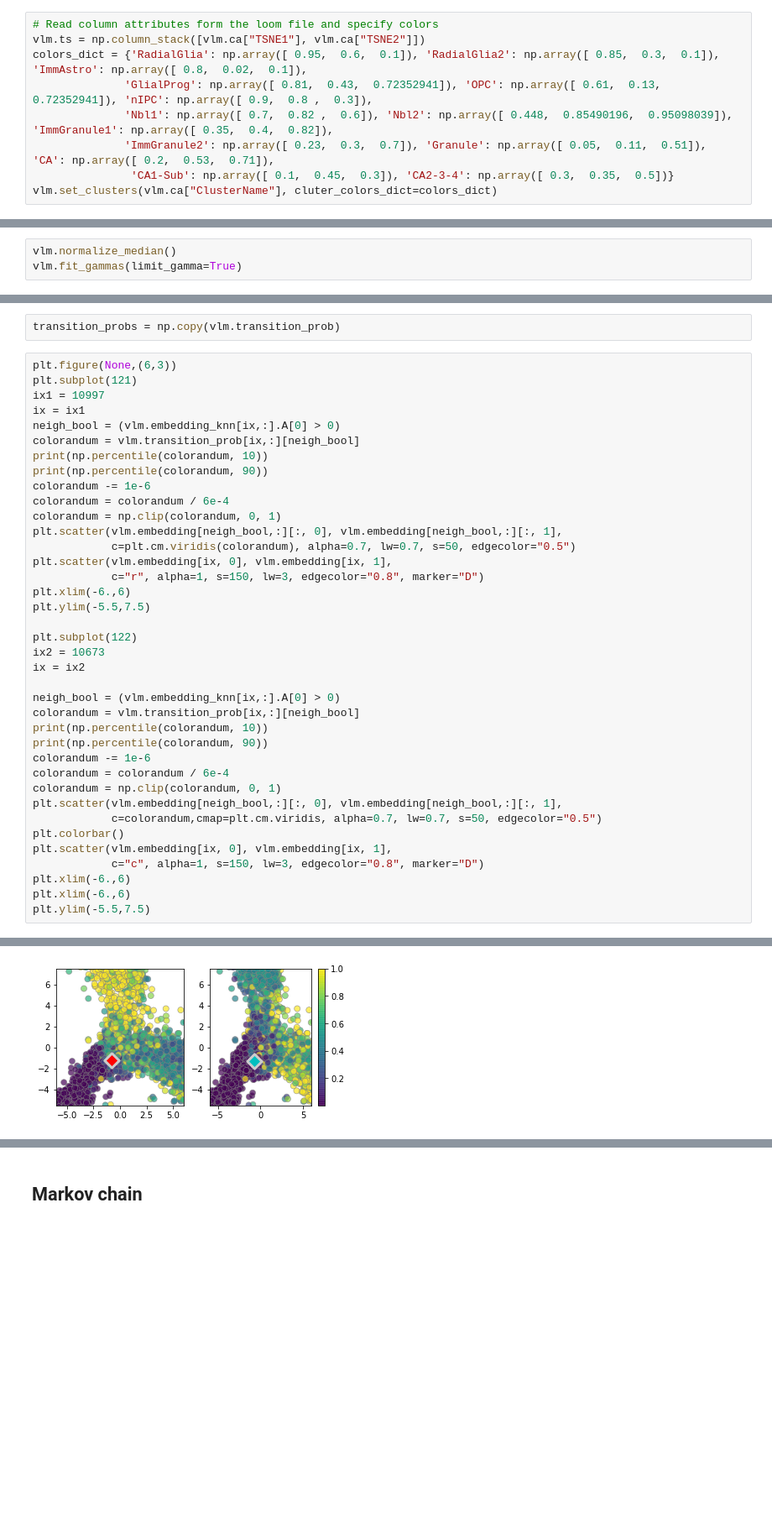
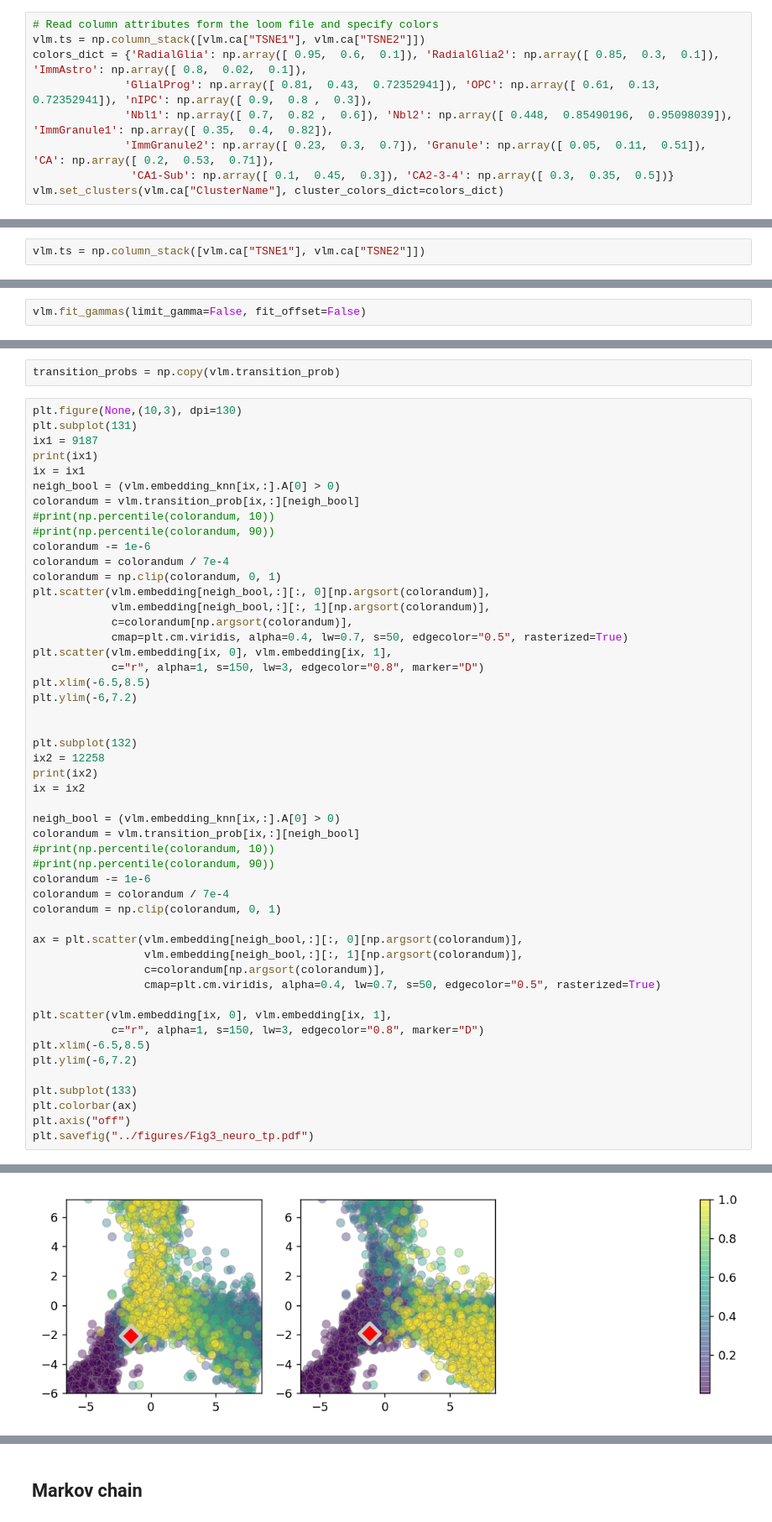
Before and after one commit to velocyto-team/velocyto-notebooks, a Jupyter notebook: python/DentateGyrus.ipynb, the cells around one changed output, grey strips where cells are left out. Shown at 84% size. Cells and saved outputs as stored; diff of their text form; blank space fills up the shorter version.

```diff
--- a/python/DentateGyrus.ipynb
+++ b/python/DentateGyrus.ipynb
@@ -36,7 +62,7 @@ colors_dict = {'RadialGlia': np.array([ 0.95,  0.6,  0.1]), 'RadialGlia2': np.ar
               'Nbl1': np.array([ 0.7,  0.82 ,  0.6]), 'Nbl2': np.array([ 0.448,  0.85490196,  0.95098039]),  'ImmGranule1': np.array([ 0.35,  0.4,  0.82]),
               'ImmGranule2': np.array([ 0.23,  0.3,  0.7]), 'Granule': np.array([ 0.05,  0.11,  0.51]), 'CA': np.array([ 0.2,  0.53,  0.71]),
                'CA1-Sub': np.array([ 0.1,  0.45,  0.3]), 'CA2-3-4': np.array([ 0.3,  0.35,  0.5])}
-vlm.set_clusters(vlm.ca["ClusterName"], cluter_colors_dict=colors_dict)
+vlm.set_clusters(vlm.ca["ClusterName"], cluster_colors_dict=colors_dict)
 # %%
 # Plot TSNE
 plt.figure(figsize=(10,10))
@@ -61,3 +87,5 @@ vlm.normalize("U", size=True,  log=False)
+# %%
+vlm.ts = np.column_stack([vlm.ca["TSNE1"], vlm.ca["TSNE2"]])
 # %%
 vlm.score_detection_levels(min_expr_counts=40, min_cells_express=30)
 vlm.filter_genes(by_detection_levels=True)
@@ -111,3 +144,2 @@ vlm.knn_imputation(n_pca_dims=n_comps, k=k, balanced=True, b_sight=k*8, b_maxl=k
 # %%
-vlm.normalize_median()
-vlm.fit_gammas(limit_gamma=True)
+vlm.fit_gammas(limit_gamma=False, fit_offset=False)
@@ -280,41 +378,53 @@ plt.ylim(-20.5,-14)
 # %%
 transition_probs = np.copy(vlm.transition_prob)
 # %%
-plt.figure(None,(6,3))
-plt.subplot(121)
-ix1 = 10997
+plt.figure(None,(10,3), dpi=130)
+plt.subplot(131)
+ix1 = 9187
+print(ix1)
 ix = ix1
 neigh_bool = (vlm.embedding_knn[ix,:].A[0] > 0)
 colorandum = vlm.transition_prob[ix,:][neigh_bool]
-print(np.percentile(colorandum, 10))
-print(np.percentile(colorandum, 90))
+#print(np.percentile(colorandum, 10))
+#print(np.percentile(colorandum, 90))
 colorandum -= 1e-6
-colorandum = colorandum / 6e-4
+colorandum = colorandum / 7e-4
 colorandum = np.clip(colorandum, 0, 1)
-plt.scatter(vlm.embedding[neigh_bool,:][:, 0], vlm.embedding[neigh_bool,:][:, 1],
-            c=plt.cm.viridis(colorandum), alpha=0.7, lw=0.7, s=50, edgecolor="0.5")
+plt.scatter(vlm.embedding[neigh_bool,:][:, 0][np.argsort(colorandum)],
+            vlm.embedding[neigh_bool,:][:, 1][np.argsort(colorandum)],
+            c=colorandum[np.argsort(colorandum)],
+            cmap=plt.cm.viridis, alpha=0.4, lw=0.7, s=50, edgecolor="0.5", rasterized=True)
 plt.scatter(vlm.embedding[ix, 0], vlm.embedding[ix, 1],
             c="r", alpha=1, s=150, lw=3, edgecolor="0.8", marker="D")
-plt.xlim(-6.,6)
-plt.ylim(-5.5,7.5)
+plt.xlim(-6.5,8.5)
+plt.ylim(-6,7.2)
 
-plt.subplot(122)
-ix2 = 10673
+
+plt.subplot(132)
+ix2 = 12258
+print(ix2)
 ix = ix2
 
 neigh_bool = (vlm.embedding_knn[ix,:].A[0] > 0)
 colorandum = vlm.transition_prob[ix,:][neigh_bool]
-print(np.percentile(colorandum, 10))
-print(np.percentile(colorandum, 90))
+#print(np.percentile(colorandum, 10))
+#print(np.percentile(colorandum, 90))
 colorandum -= 1e-6
-colorandum = colorandum / 6e-4
+colorandum = colorandum / 7e-4
 colorandum = np.clip(colorandum, 0, 1)
-plt.scatter(vlm.embedding[neigh_bool,:][:, 0], vlm.embedding[neigh_bool,:][:, 1],
-            c=colorandum,cmap=plt.cm.viridis, alpha=0.7, lw=0.7, s=50, edgecolor="0.5")
-plt.colorbar()
+
+ax = plt.scatter(vlm.embedding[neigh_bool,:][:, 0][np.argsort(colorandum)],
+                 vlm.embedding[neigh_bool,:][:, 1][np.argsort(colorandum)],
+                 c=colorandum[np.argsort(colorandum)],
+                 cmap=plt.cm.viridis, alpha=0.4, lw=0.7, s=50, edgecolor="0.5", rasterized=True)
+
 plt.scatter(vlm.embedding[ix, 0], vlm.embedding[ix, 1],
-            c="c", alpha=1, s=150, lw=3, edgecolor="0.8", marker="D")
-plt.xlim(-6.,6)
-plt.xlim(-6.,6)
-plt.ylim(-5.5,7.5)
+            c="r", alpha=1, s=150, lw=3, edgecolor="0.8", marker="D")
+plt.xlim(-6.5,8.5)
+plt.ylim(-6,7.2)
+
+plt.subplot(133)
+plt.colorbar(ax)
+plt.axis("off")
+plt.savefig("../figures/Fig3_neuro_tp.pdf")
 # %% [output]
@@ -326,2 +436,2 @@ plt.ylim(-5.5,7.5)
-[figure, old version]
+[figure, new version]
 # %%
```
Also changed, not shown: parts of 32 cells of this notebook.
